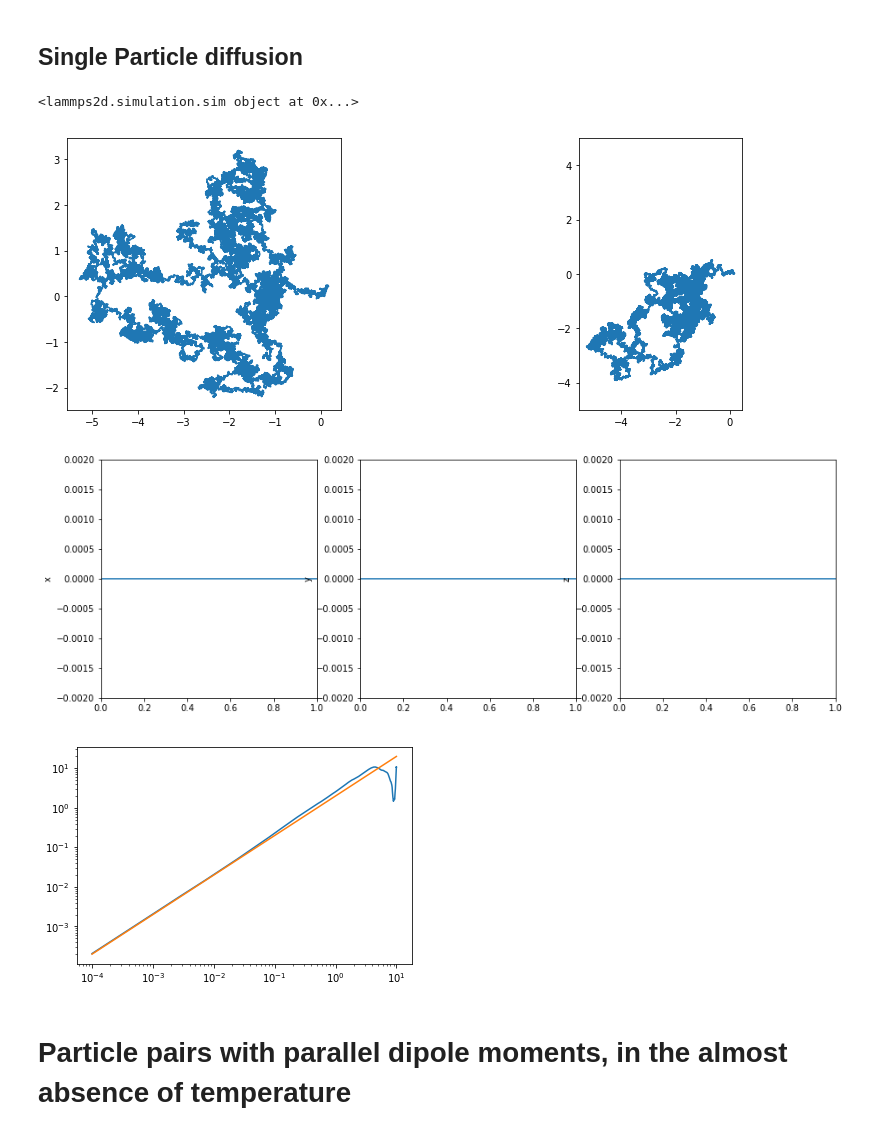
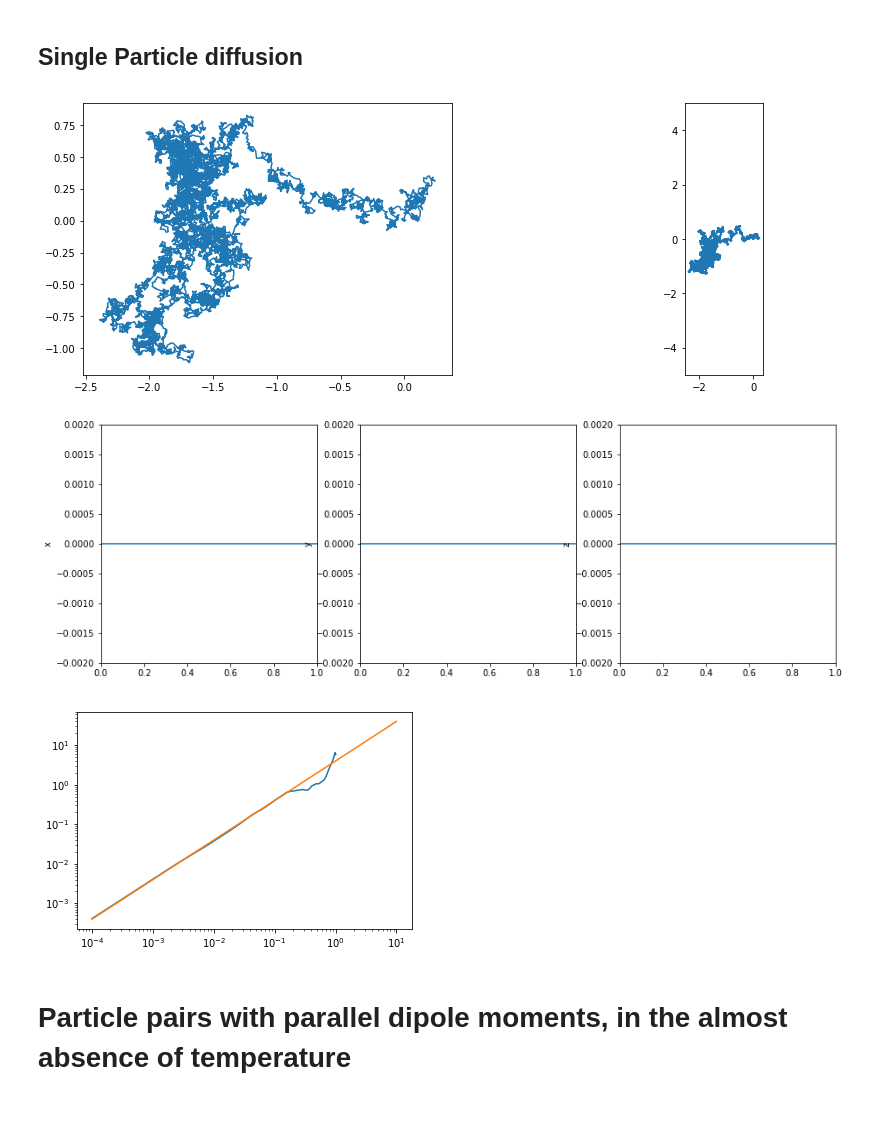
Before and after one commit to aortiza/Notes, a Jupyter notebook: SimulationsOfDimerSystem/SimulationsOfDimerSystem-4-StableParameters.ipynb, the cells around one changed output. Saved outputs shown, nothing was run; the diff lists cells and outputs as text; code cells hidden in the pictures.

```diff
--- a/SimulationsOfDimerSystem/SimulationsOfDimerSystem-4-StableParameters.ipynb
+++ b/SimulationsOfDimerSystem/SimulationsOfDimerSystem-4-StableParameters.ipynb
@@ -60,25 +60,24 @@ ax.legend({'\sigma = 1'})
 # %%
 initial_positions = np.array([[0,0,0]])
 
 sim = lmp.sim(initial_positions,
               magnitude = 0,
               frequency=1,
               susceptibility = 0.5,
               angle=0,
               lj_parameters=[1e-6,1],
               lj_cutoff = 1,
               framerate=1e4,
               timestep=1e-4,
-              total_time = 10)
+              total_time = 1)
 
 sim.generate_scripts()
 sim.run()
 trj = sim.load(read_trj=True)
 plot_trj(trj)
 plot_moment(trj)
 # %% [output]
-<lammps2d.simulation.sim object at 0x...>
-[figure, old version]
+[figure, new version]
 [figure]
 # %%
 idx = pd.IndexSlice
@@ -91,9 +90,9 @@ msd = tp.msd(trj_single,1,fps,max_lagtime=sim.run_steps)
 # %%
 plt.loglog(msd.lagt,msd.msd)
 D = sim.particle_properties[0].diffusion
-plt.loglog([1/fps,10],2*D*np.array([1/fps,10]));
+plt.loglog([1/fps,10],4*D*np.array([1/fps,10]));
 # %% [output]
-[figure, old version]
+[figure, new version]
 # %% [markdown]
 # Particle pairs with parallel dipole moments, in the almost absence of temperature
 # %% [markdown]
```
Also changed, not shown: parts of 5 cells of this notebook.
